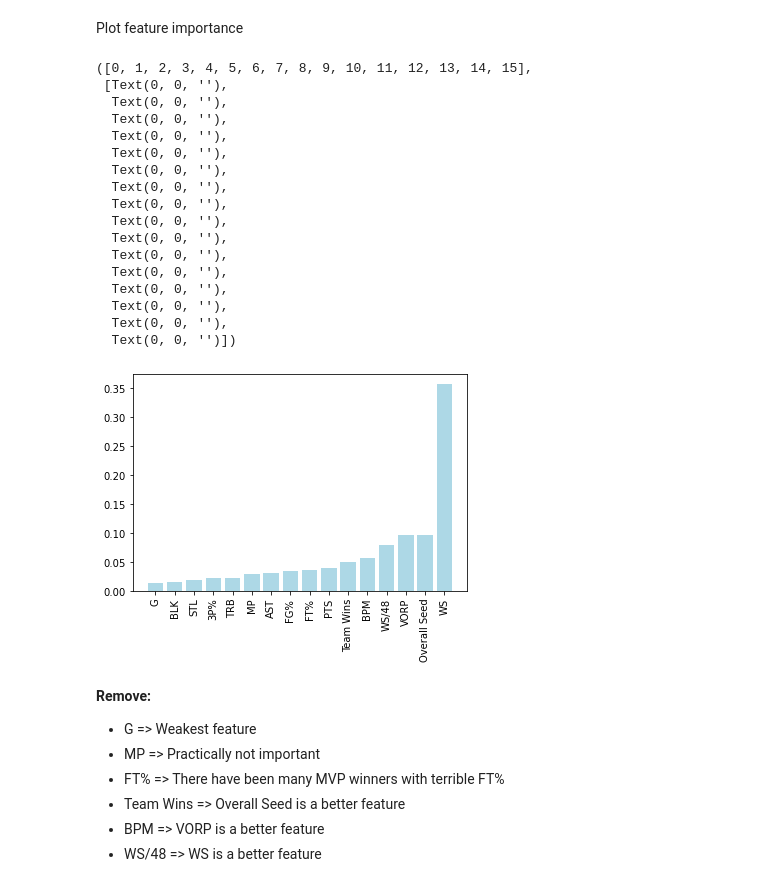
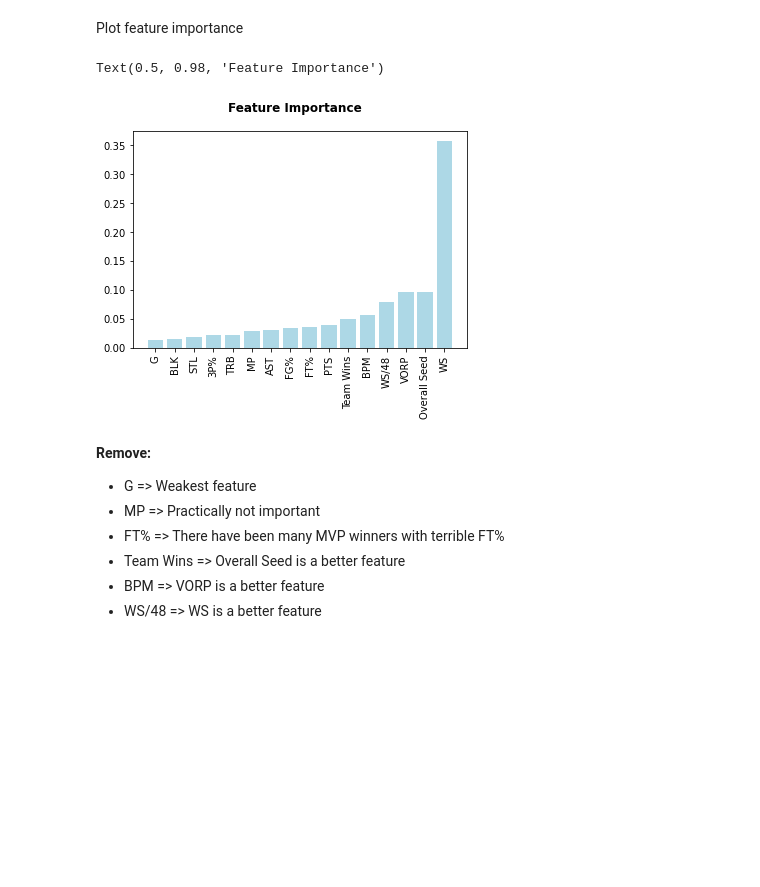
Before and after one commit to shehanbandara/PredictNBAMVP, a Jupyter notebook: main.ipynb, the cells around one changed output. Cells and saved outputs as stored; diff of their text form; code cells hidden in the pictures; blank space fills up the shorter version.

Commit message:
RF prediction
RF prediction

```diff
--- a/main.ipynb
+++ b/main.ipynb
@@ -29,35 +28,20 @@ Ytest = test[['Share']]
 # %% [markdown]
 Perform Random Forest Regression to figure out feature importance
 # %%
-RFF = RandomForestRegressor(random_state = 100, criterion = 'mse')
+RF = RandomForestRegressor(random_state = 100, criterion = 'mse')
 # %%
-RFF.fit(Xtrain, Ytrain.values.ravel())
-prediction = RFF.predict(Xtest)
-sorted = RFF.feature_importances_.argsort()
+RF.fit(Xtrain, Ytrain.values.ravel())
+prediction = RF.predict(Xtest)
+sorted = RF.feature_importances_.argsort()
 # %% [markdown]
 Plot feature importance
 # %%
-plt.bar(Xtrain.columns[sorted], RFF.feature_importances_[sorted], color='lightblue')
+plt.bar(Xtrain.columns[sorted], RF.feature_importances_[sorted], color='lightblue')
 plt.xticks(rotation=90)
+plt.suptitle("Feature Importance", weight = 'bold')
 # %% [output]
-([0, 1, 2, 3, 4, 5, 6, 7, 8, 9, 10, 11, 12, 13, 14, 15],
- [Text(0, 0, ''),
-  Text(0, 0, ''),
-  Text(0, 0, ''),
-  Text(0, 0, ''),
-  Text(0, 0, ''),
-  Text(0, 0, ''),
-  Text(0, 0, ''),
-  Text(0, 0, ''),
-  Text(0, 0, ''),
-  Text(0, 0, ''),
-  Text(0, 0, ''),
-  Text(0, 0, ''),
-  Text(0, 0, ''),
-  Text(0, 0, ''),
-  Text(0, 0, ''),
-  Text(0, 0, '')])
+Text(0.5, 0.98, 'Feature Importance')
-[figure, old version]
+[figure, new version]
 # %% [markdown]
 **Remove:**
 - G => Weakest feature
```
Also changed, not shown: parts of 6 cells of this notebook.
